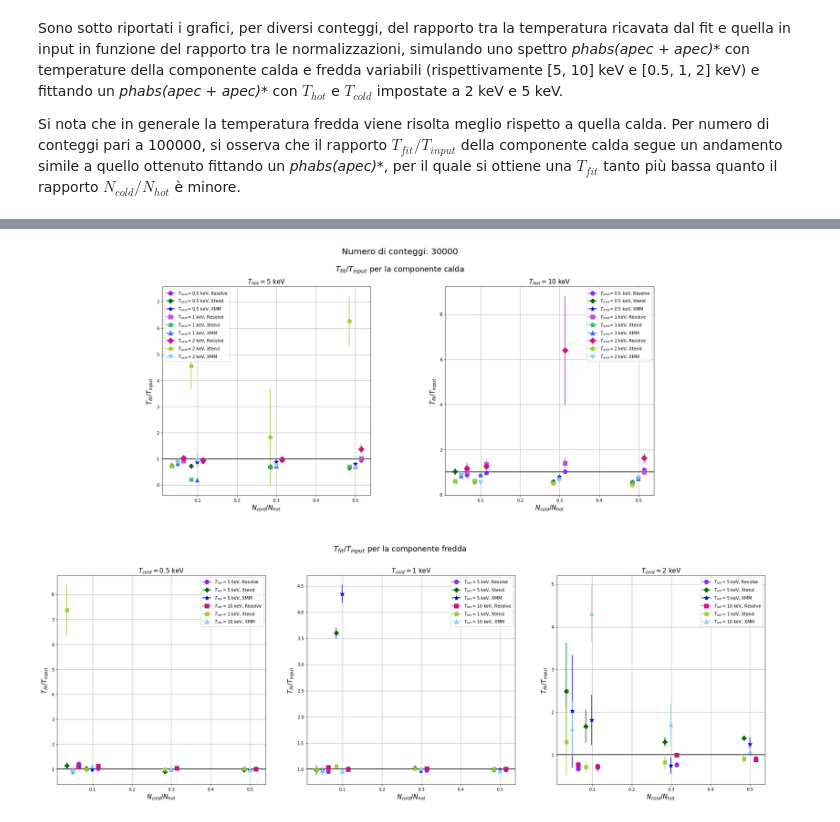
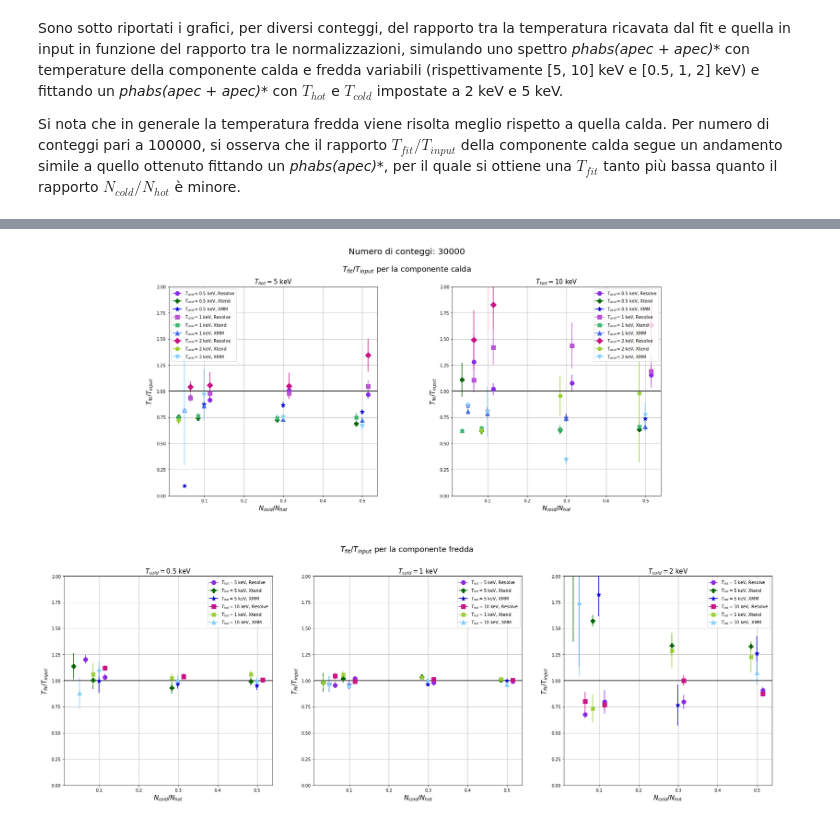
Before and after one commit to Chiara-Filippi/Grafici-tesi, a Jupyter notebook: Plots_double_temperature.ipynb, the cells around one changed output, grey strips where cells are left out. Saved outputs shown, nothing was run; the diff lists cells and outputs as text; code cells hidden in the pictures.

```diff
--- a/Plots_double_temperature.ipynb
+++ b/Plots_double_temperature.ipynb
@@ -78,6 +78,7 @@ for k in [0, 1]:
     axes[0, 1].set_title('$T_{hot} = 10$ keV', fontsize = 15)
     axes[0, k].set_ylabel('$T_{fit}/T_{input}$', fontsize = 15)
     axes[0, k].axhline(y=1, color='black')
+    axes[0, k].set_ylim([0, 2])
 
 with open('Resolve/Temperature resolution/temp_resolve_1000_doubleT.dat') as f:
         lines = f.readlines()
@@ -135,6 +136,7 @@ for k in [0, 1, 2]:
     axes[1, 2].set_title('$T_{cold} = 2$ keV', fontsize = 15)
     axes[1, k].set_ylabel('$T_{fit}/T_{input}$', fontsize = 15)
     axes[1, k].axhline(y=1, color='black')
+    axes[1, k].set_ylim([0, 2])
 
 fig.text(0.5, 0.51, '$T_{fit}/T_{input}$ per la componente fredda', ha='center', va='center', fontsize=18)
 fig.text(0.5, 0.97, '$T_{fit}/T_{input}$ per la componente calda', ha='center', va='center', fontsize=18)
@@ -217,6 +219,7 @@ for k in [0, 1]:
     axes[0, 1].set_title('$T_{hot} = 10$ keV', fontsize = 15)
     axes[0, k].set_ylabel('$T_{fit}/T_{input}$', fontsize = 15)
     axes[0, k].axhline(y=1, color='black')
+    axes[0, k].set_ylim([0, 2])
 
 with open('Resolve/Temperature resolution/temp_resolve_10000_doubleT.dat') as f:
         lines = f.readlines()
@@ -274,6 +277,7 @@ for k in [0, 1, 2]:
     axes[1, 2].set_title('$T_{cold} = 2$ keV', fontsize = 15)
     axes[1, k].set_ylabel('$T_{fit}/T_{input}$', fontsize = 15)
     axes[1, k].axhline(y=1, color='black')
+    axes[1, k].set_ylim([0, 2])
 
 fig.text(0.5, 0.51, '$T_{fit}/T_{input}$ per la componente fredda', ha='center', va='center', fontsize=18)
 fig.text(0.5, 0.97, '$T_{fit}/T_{input}$ per la componente calda', ha='center', va='center', fontsize=18)
@@ -356,6 +360,7 @@ for k in [0, 1]:
     axes[0, 1].set_title('$T_{hot} = 10$ keV', fontsize = 15)
     axes[0, k].set_ylabel('$T_{fit}/T_{input}$', fontsize = 15)
     axes[0, k].axhline(y=1, color='black')
+    axes[0, k].set_ylim([0, 2])
 
 with open('Resolve/Temperature resolution/temp_resolve_30000_doubleT.dat') as f:
         lines = f.readlines()
@@ -393,34 +398,35 @@ for j in range(len(temp_hot)):
             axes[1, i].errorbar(norm[j]+0.015, ratio_cold_resolve[j], yerr=error_cold_resolve[j], color='blueviolet', marker="o", markersize=10)
             axes[1, i].errorbar(norm[j]-0.015, ratio_cold_xtend[j], yerr=error_cold_xtend[j], color='darkgreen', marker="P", markersize=10)
             axes[1, i].errorbar(norm[j], ratio_cold_xmm[j], yerr=error_cold_xmm[j], color='mediumblue', marker="*", markersize=10)
     if temp_hot[j] == 10.:
         if round(norm[j],2) == 0.05:
             axes[1, i].errorbar(norm[j]+0.015, ratio_cold_resolve[j], yerr=error_cold_resolve[j], color='mediumvioletred', marker="s",  markersize=10, label="$T_{hot}=10$ keV, Resolve")
             axes[1, i].errorbar(norm[j]-0.015, ratio_cold_xtend[j], yerr=error_cold_xtend[j], color='yellowgreen', marker="X",  markersize=10, label="$T_{hot}=1$ keV, Xtend")
             axes[1, i].errorbar(norm[j], ratio_cold_xmm[j], yerr=error_cold_xmm[j], color='lightskyblue', marker="^", markersize=10, label="$T_{hot}=10$ keV, XMM")
         else:
             axes[1, i].errorbar(norm[j]+0.015, ratio_cold_resolve[j], yerr=error_cold_resolve[j], color='mediumvioletred', marker="s", markersize=10)
             axes[1, i].errorbar(norm[j]-0.015, ratio_cold_xtend[j], yerr=error_cold_xtend[j], color='yellowgreen', marker="X",  markersize=10)
             axes[1, i].errorbar(norm[j], ratio_cold_xmm[j], yerr=error_cold_xmm[j], color='lightskyblue', marker="^", markersize=10)
 
 
 for k in [0, 1, 2]:
     axes[1, k].set_xlabel('$N_{cold}/N_{hot}$', fontsize = 15)
     axes[1, k].legend()
     axes[1, k].grid(True)
     axes[1, 0].set_title('$T_{cold} = 0.5$ keV', fontsize = 15)
     axes[1, 1].set_title('$T_{cold} = 1$ keV', fontsize = 15)
     axes[1, 2].set_title('$T_{cold} = 2$ keV', fontsize = 15)
     axes[1, k].set_ylabel('$T_{fit}/T_{input}$', fontsize = 15)
     axes[1, k].axhline(y=1, color='black')
+    axes[1, k].set_ylim([0, 2])
 
 fig.text(0.5, 0.51, '$T_{fit}/T_{input}$ per la componente fredda', ha='center', va='center', fontsize=18)
 fig.text(0.5, 0.97, '$T_{fit}/T_{input}$ per la componente calda', ha='center', va='center', fontsize=18)
 fig.text(0.5, 1, 'Numero di conteggi: 30000', ha='center', va='center', fontsize=20)
 
 plt.show()
 # %% [output]
-[figure, old version]
+[figure, new version]
 # %%
 import matplotlib
 import matplotlib.pyplot as plt
```
Also changed, not shown: parts of 7 cells of this notebook, 3 other files.
